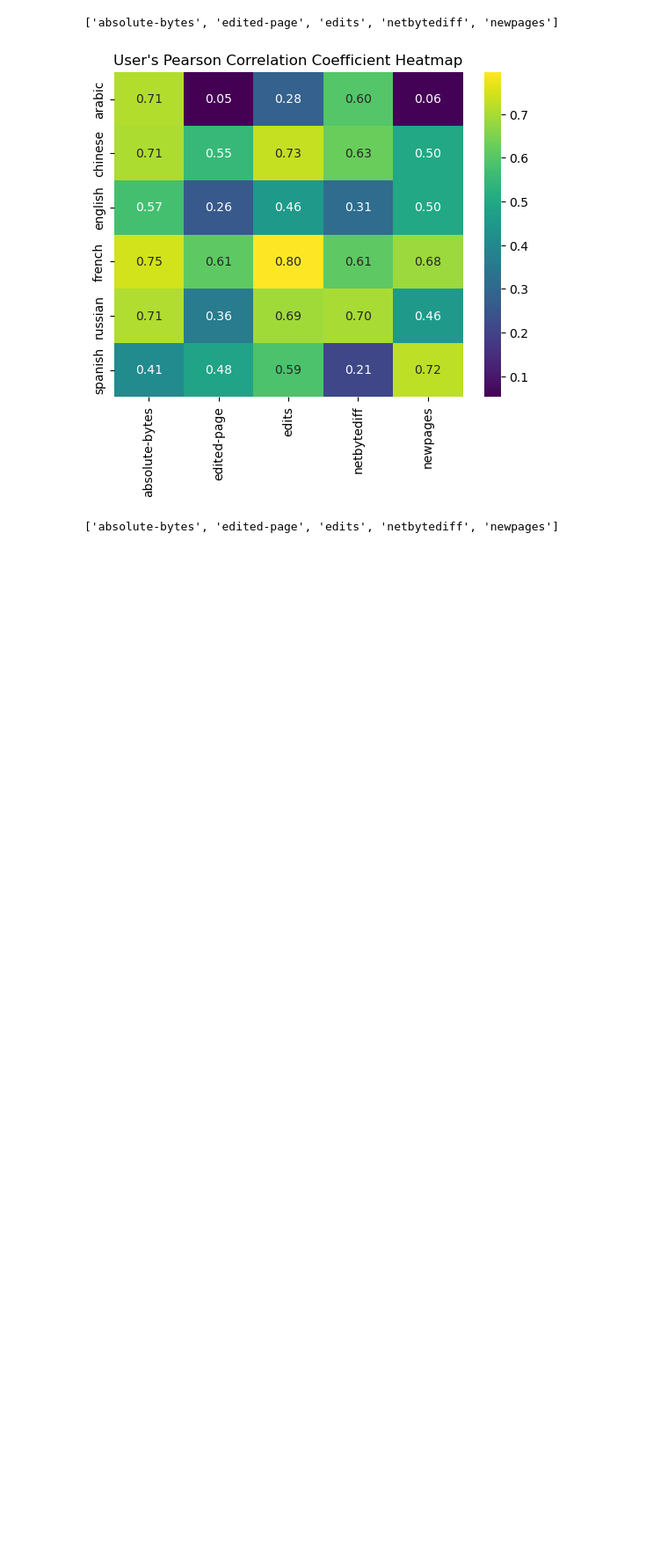
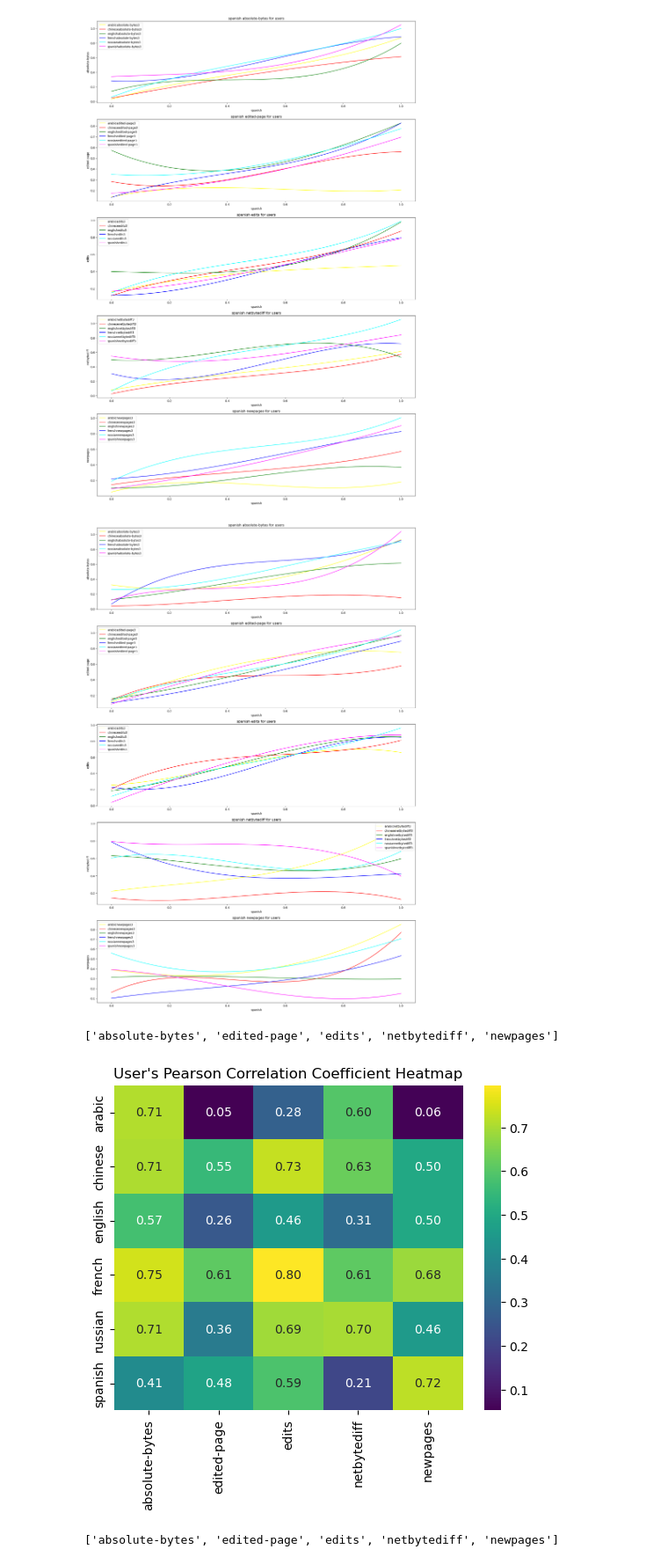
Before and after one commit to aryas0ng/wikipedia-analysis, a Jupyter notebook: plot.ipynb, the cells around one changed output. Shown at 88% size. Cells and saved outputs as stored; diff of their text form; code cells hidden in the pictures; blank space fills up the shorter version.

Commit message:
add regression graphs

```diff
--- a/plot.ipynb
+++ b/plot.ipynb
@@ -127,0 +78,59 @@ for i in range(len(user_dataset)):
+# %%
+fig, axs = plt.subplots(5, 1, figsize=(20, 30))
+fig1, axs1 = plt.subplots(5, 1, figsize=(20, 30))
+
+for i in range(len(user_dataset)):
+    lan = languages[i]
+    # print(lan+"------------------------------------------")
+    user_lan_dataset = user_dataset[i]
+    anon_lan_dataset = anon_dataset[i]
+
+    #number of editors
+    user_editors = user_lan_dataset[0]
+    anon_editors = anon_lan_dataset[0]
+    pcc_user = []
+    pp_user = []
+    pcc_anon = []
+    pp_anon = []
+
+    for j in range(1, len(user_dataset)):
+        metric = metrics[j]
+        metric_user_values = user_lan_dataset[j]
+        metric_anon_values = anon_lan_dataset[j]
+
+        # plt.scatter(user_editors, metric_user_values, color='blue', marker='o')
+        regression(metric, user_editors, metric_user_values, axs, i, j)
+
+        regression(metric, user_editors, metric_anon_values, axs1, i, j)
+
+        correlation_user, p_value_user = pearsonr(user_editors, metric_user_values)
+        pcc_user.append(correlation_user)
+        pp_user.append(p_value_user)
+
+        correlation_anon, p_value_anon = pearsonr(anon_editors, metric_anon_values)
+        pcc_anon.append(correlation_anon)
+        pp_anon.append(p_value_anon)
+
+fig.savefig('graphs/user.png')
+fig1.savefig('graphs/anon.png')
+
+    # csv_file = 'stats/pearson-cc-user.csv'
+    # with open(csv_file, 'a', newline='') as file:
+    #     writer = csv.writer(file)
+    #     writer.writerow(pcc_user)
+
+    # csv_file = 'stats/pearson-p-user.csv'
+    # with open(csv_file, 'a', newline='') as file:
+    #     writer = csv.writer(file)
+    #     writer.writerow(pp_user)
+
+    # csv_file = 'stats/pearson-cc-anon.csv'
+    # with open(csv_file, 'a', newline='') as file:
+    #     writer = csv.writer(file)
+    #     writer.writerow(pcc_anon)
+
+    # csv_file = 'stats/pearson-p-anon.csv'
+    # with open(csv_file, 'a', newline='') as file:
+    #     writer = csv.writer(file)
+    #     writer.writerow(pp_anon)
+# %% [output]
@@ -128,3 +154,5 @@ for i in range(len(user_dataset)):
+[figure, added]
+[figure, added]
 # %%
 def plot(file_name):
     pcc_users = pd.read_csv("stats/" + file_name + ".csv", header = None)
```
Also changed, not shown: parts of 2 cells of this notebook, 2 other files.
